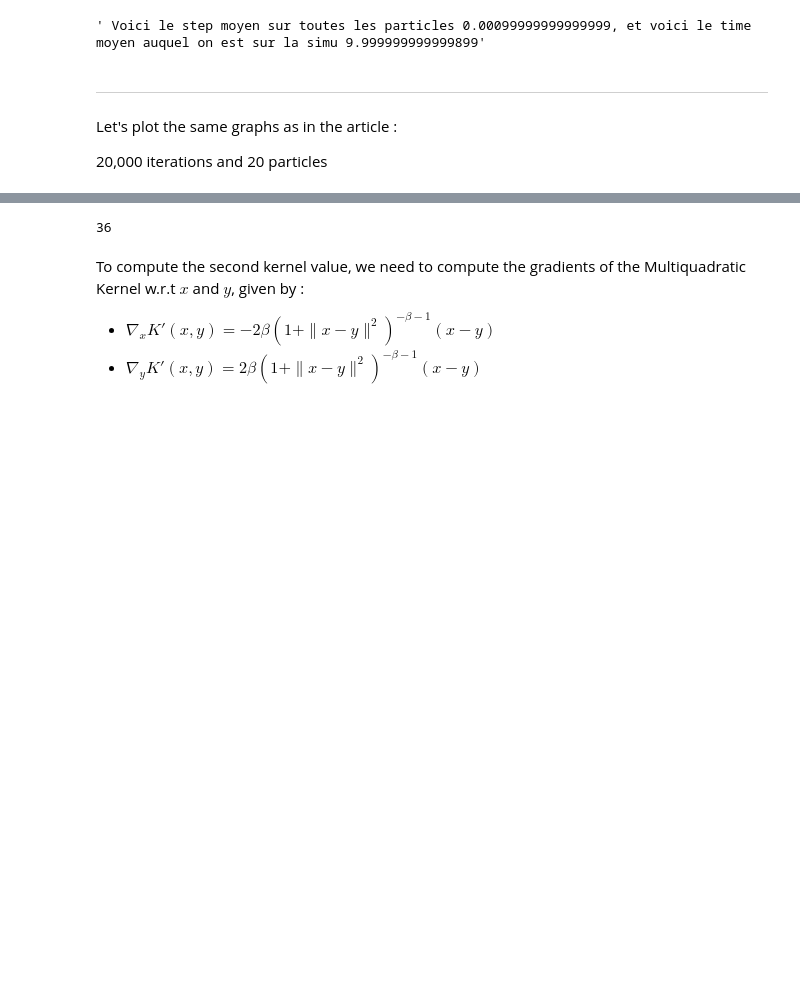
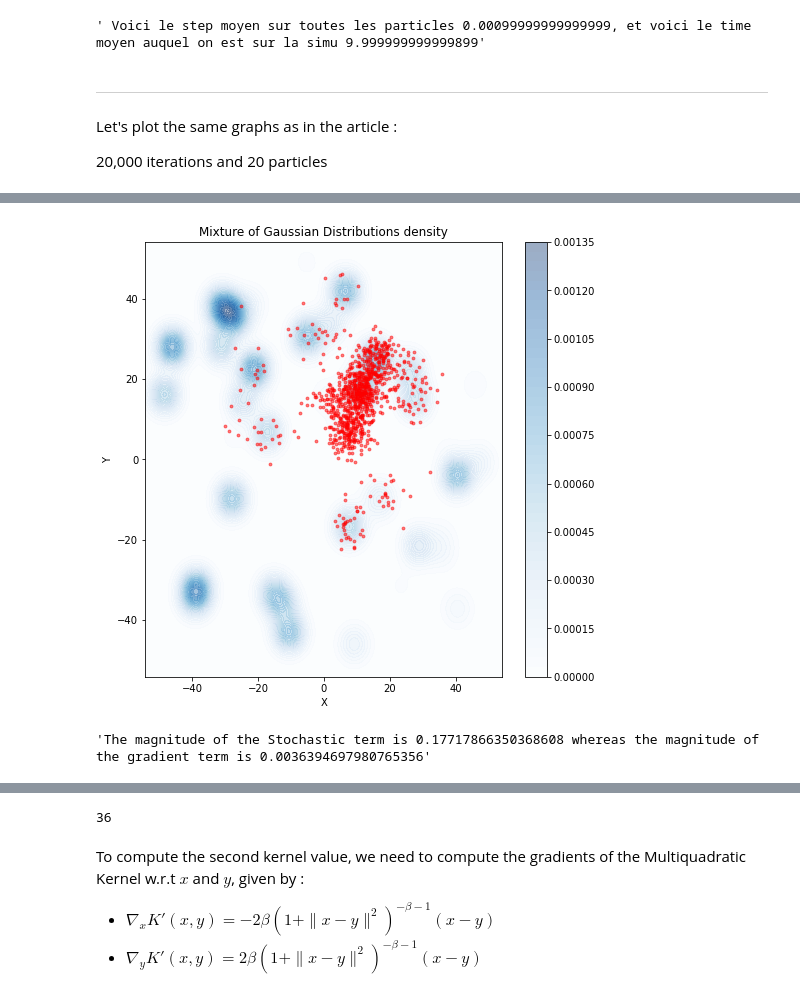
Before and after one commit to PyTomSss/Research_Project-Imperial_College, a Jupyter notebook: Test Experiment.ipynb, the cells around one changed output, grey strips where cells are left out. Cells and saved outputs as stored; diff of their text form; code cells hidden in the pictures; blank space fills up the shorter version.

```diff
--- a/Test Experiment.ipynb
+++ b/Test Experiment.ipynb
@@ -262,3 +258,8 @@ centers = np.random.uniform(-50, 50, (40, 2))
 covariances = np.array([[10, 0], [0, 10]] * 40).reshape((40, 2, 2)) #10*I_2 pour chaque composante de la Mixture
 
 sample_init = np.random.randn(1000, 2)
+# %%
+ULA(sample_init, 10000, 0.01, weights, centers, covariances)
+# %% [output]
+[figure, added]
+'The magnitude of the Stochastic term is 0.17717866350368608 whereas the magnitude of the gradient term is 0.0036394697980765356'
```
Also changed, not shown: parts of 21 cells of this notebook, 2 other files.
